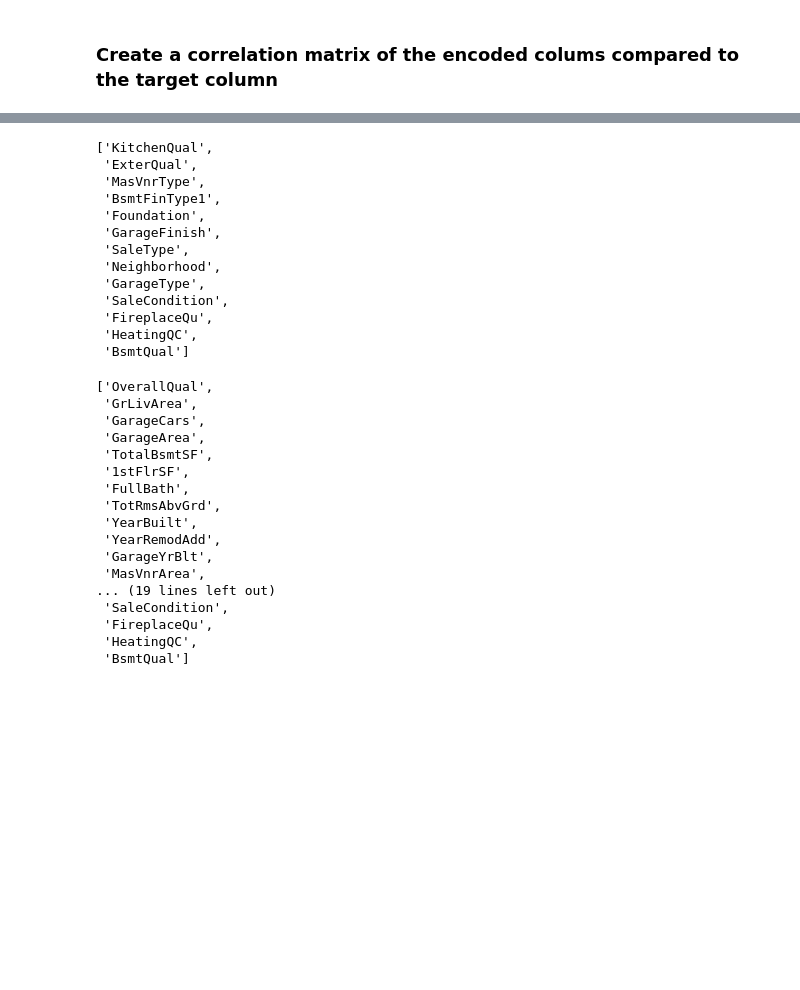
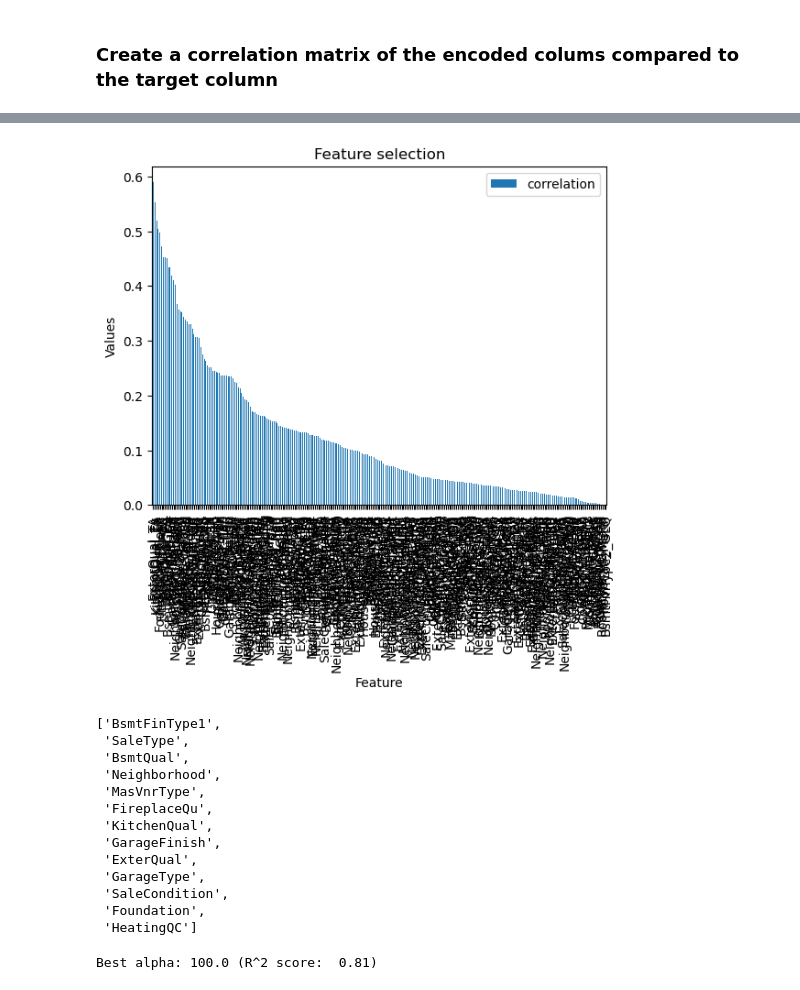
Before and after one commit to JimGile/kaggel-house-prices, a Jupyter notebook: notebooks/house_prices_eda.ipynb, the cells around one changed output, grey strips where cells are left out. Saved outputs shown, nothing was run; the diff lists cells and outputs as text; code cells hidden in the pictures; blank space fills up the shorter version.

```diff
--- a/notebooks/house_prices_eda.ipynb
+++ b/notebooks/house_prices_eda.ipynb
@@ -146,0 +134,3 @@ correlation_matrix_abs_encoded_features_df.head(10)
+# %%
+correlation_matrix_abs_df = pre_proc.get_pd_corr_abs_encoded_features_df(encoded_df=encoded_train_df)
+correlation_matrix_abs_df.head()
@@ -147,40 +144,27 @@ correlation_matrix_abs_encoded_features_df.head(10)
+# %%
+pre_proc.plot_feature_selection(correlation_matrix_abs_df)
+# %% [output]
+[figure, added]
 # %%
 # Get the top correlated encoded features
-top_corr_encoded_features = pre_proc.get_top_correlated_abs_encoded_features_list(encode_cols=encode_cols, target_col=target_col, corr_min=0.35)
+top_corr_encoded_features = pre_proc.get_top_corr_abs_encoded_features_list(encoded_df=encoded_train_df, corr_min=0.35)
 top_corr_encoded_features
 # %% [output]
-['KitchenQual',
+['BsmtFinType1',
+ 'SaleType',
+ 'BsmtQual',
+ 'Neighborhood',
+ 'MasVnrType',
+ 'FireplaceQu',
+ 'KitchenQual',
+ 'GarageFinish',
  'ExterQual',
- 'MasVnrType',
- 'BsmtFinType1',
- 'Foundation',
- 'GarageFinish',
- 'SaleType',
- 'Neighborhood',
  'GarageType',
  'SaleCondition',
- 'FireplaceQu',
- 'HeatingQC',
- 'BsmtQual']
+ 'Foundation',
+ 'HeatingQC']
 # %%
 # Get all of the top numeric and encoded features in one step
-top_feature_cols = pre_proc.get_top_feature_cols(numeric_cols=numeric_cols, corr_min_1=0.2, encode_cols=encode_cols, corr_min_2=0.35, target_col=target_col)
-top_feature_cols
+top_feature_cols = pre_proc.get_top_feature_cols(scaled_df=scaled_train_df, total_min=0.8, encoded_df=encoded_train_df, corr_min=0.35)
 # %% [output]
-['OverallQual',
- 'GrLivArea',
- 'GarageCars',
- 'GarageArea',
- 'TotalBsmtSF',
- '1stFlrSF',
- 'FullBath',
- 'TotRmsAbvGrd',
- 'YearBuilt',
- 'YearRemodAdd',
- 'GarageYrBlt',
- 'MasVnrArea',
-... (19 lines left out)
- 'SaleCondition',
- 'FireplaceQu',
- 'HeatingQC',
- 'BsmtQual']
+Best alpha: 100.0 (R^2 score:  0.81)
```
Also changed, not shown: parts of 11 cells of this notebook, 1 other file.
